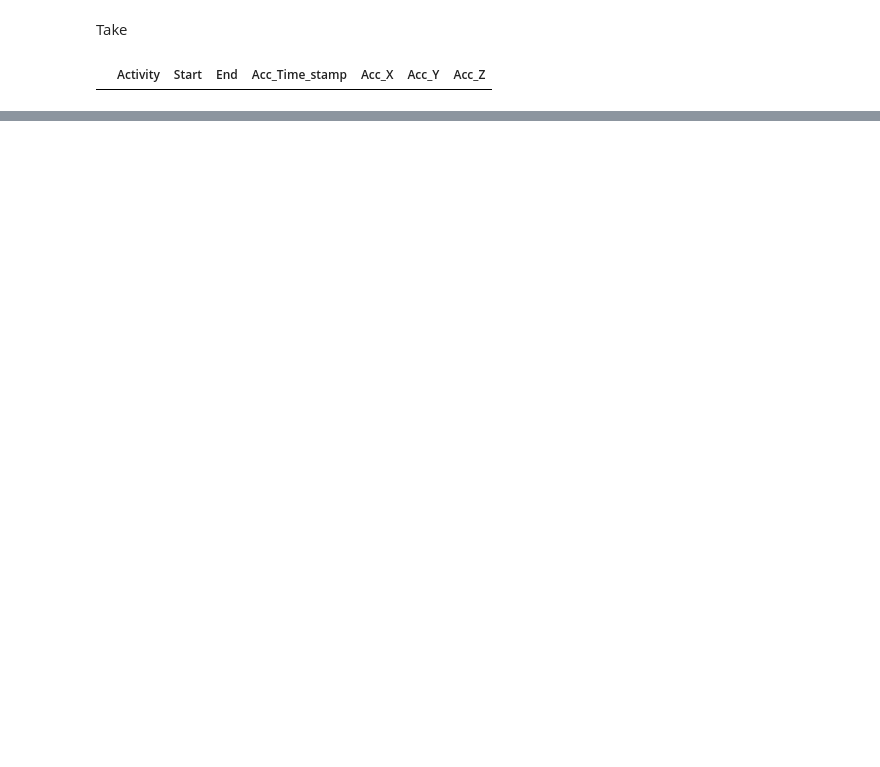
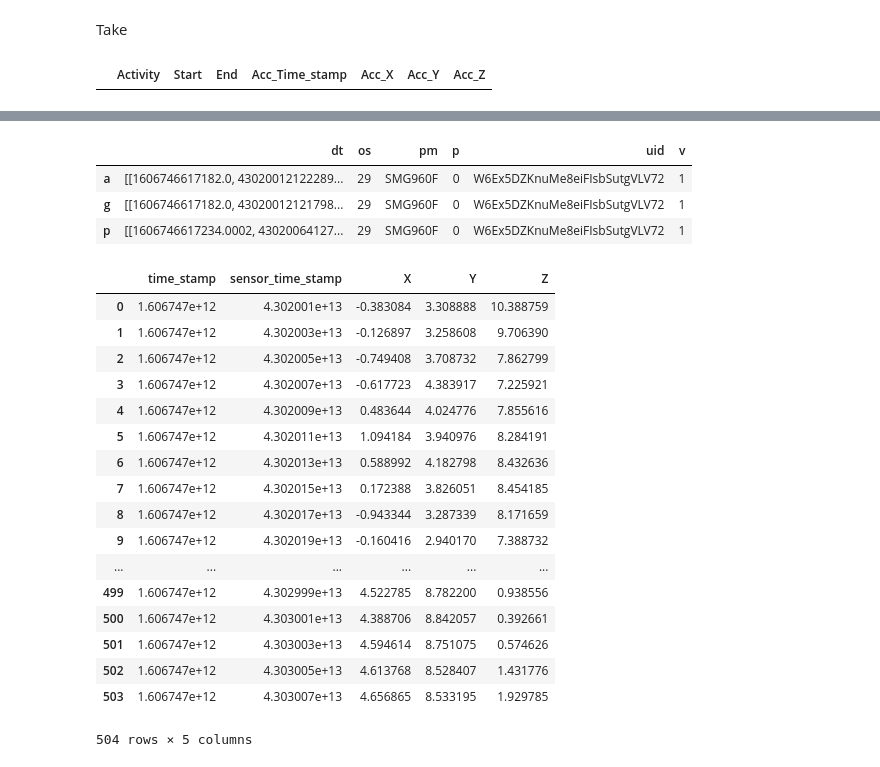
Before and after one commit to koka-koala/fallguys, a Jupyter notebook: notebooks/jin_intro.ipynb, the cells around one changed output, grey strips where cells are left out. Drawn from its saved outputs; the diff is of its cells as text; code cells hidden in the pictures; blank space fills up the shorter version.

```diff
--- a/notebooks/jin_intro.ipynb
+++ b/notebooks/jin_intro.ipynb
@@ -11,6 +11,7 @@ I made a diagram. And I also share with you a sample data of a "a_" file and a "
 # %%
 sensor_csvpath = "../raw_data/sample/sensors.csv"
 anno_csvpath = "../raw_data/sample/annotations.csv"
+fall_path = "../raw_data/20201130-sg9-y-fall/s_2020-11-30-1606746627268-SMG960F-W6Ex5DZKnuMe8eiFIsbSutgVLV72.json"
 # %%
 an_csv = pd.read_csv(anno_csvpath)
 an_csv
@@ -197,0 +271,31 @@ final_df
+# %%
+fall_json = pd.read_json(fall_path)
+fall_json.head()
+# %% [output]
+|  | dt | os | pm | p | uid | v |
+| a | [[1606746617182.0, 43020012122289... | 29 | SMG960F | 0 | W6Ex5DZKnuMe8eiFIsbSutgVLV72 | 1 |
+| g | [[1606746617182.0, 43020012121798... | 29 | SMG960F | 0 | W6Ex5DZKnuMe8eiFIsbSutgVLV72 | 1 |
+| p | [[1606746617234.0002, 43020064127... | 29 | SMG960F | 0 | W6Ex5DZKnuMe8eiFIsbSutgVLV72 | 1 |
+# %%
+fall_acc = np.array(fall_json.dt["a"])
+fall_df = pd.DataFrame(fall_acc, columns=["time_stamp", "sensor_time_stamp","X","Y","Z"])
+fall_df
+# %% [output]
+|  | time_stamp | sensor_time_stamp | X | Y | Z |
+| 0 | 1.606747e+12 | 4.302001e+13 | -0.383084 | 3.308888 | 10.388759 |
+| 1 | 1.606747e+12 | 4.302003e+13 | -0.126897 | 3.258608 | 9.706390 |
+| 2 | 1.606747e+12 | 4.302005e+13 | -0.749408 | 3.708732 | 7.862799 |
+| 3 | 1.606747e+12 | 4.302007e+13 | -0.617723 | 4.383917 | 7.225921 |
+| 4 | 1.606747e+12 | 4.302009e+13 | 0.483644 | 4.024776 | 7.855616 |
+| 5 | 1.606747e+12 | 4.302011e+13 | 1.094184 | 3.940976 | 8.284191 |
+| 6 | 1.606747e+12 | 4.302013e+13 | 0.588992 | 4.182798 | 8.432636 |
+| 7 | 1.606747e+12 | 4.302015e+13 | 0.172388 | 3.826051 | 8.454185 |
+| 8 | 1.606747e+12 | 4.302017e+13 | -0.943344 | 3.287339 | 8.171659 |
+| 9 | 1.606747e+12 | 4.302019e+13 | -0.160416 | 2.940170 | 7.388732 |
+| ... | ... | ... | ... | ... | ... |
+| 499 | 1.606747e+12 | 4.302999e+13 | 4.522785 | 8.782200 | 0.938556 |
+| 500 | 1.606747e+12 | 4.303001e+13 | 4.388706 | 8.842057 | 0.392661 |
+| 501 | 1.606747e+12 | 4.303003e+13 | 4.594614 | 8.751075 | 0.574626 |
+| 502 | 1.606747e+12 | 4.303005e+13 | 4.613768 | 8.528407 | 1.431776 |
+| 503 | 1.606747e+12 | 4.303007e+13 | 4.656865 | 8.533195 | 1.929785 |
+504 rows × 5 columns
```
Also changed, not shown: parts of 20 cells of this notebook.
